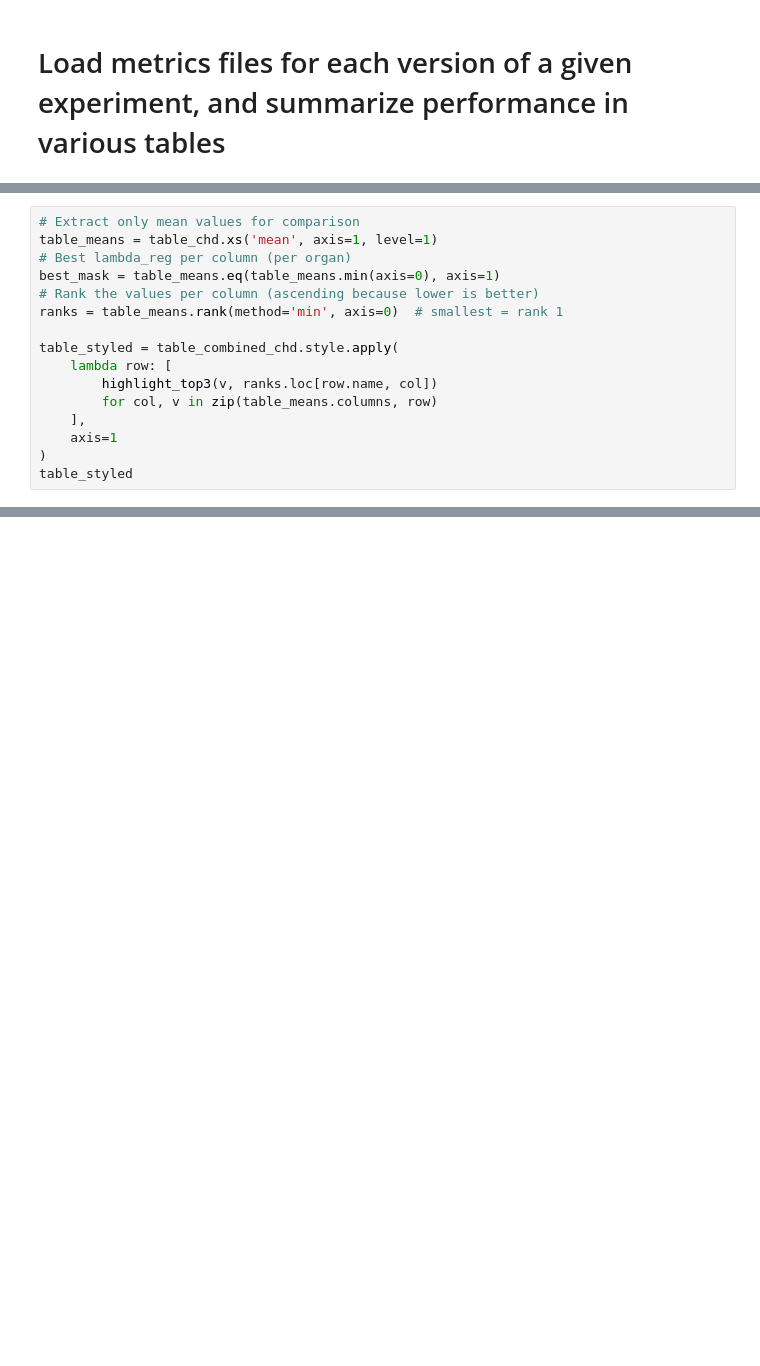
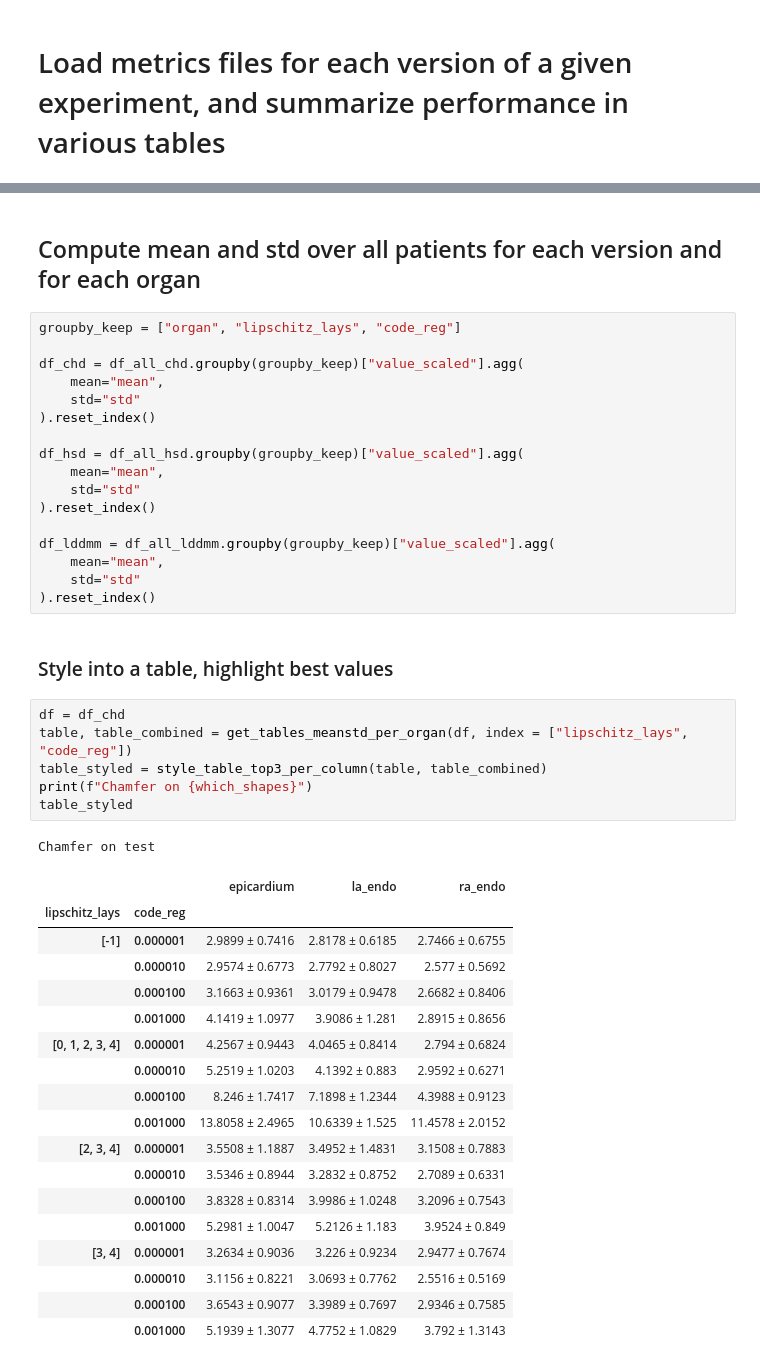
Before and after one commit to enr1xo/deepcsdf-ventricles-MRI, a Jupyter notebook: summarize_experiment_performance.ipynb, the cells around one changed output, grey strips where cells are left out. Saved outputs shown, nothing was run; the diff lists cells and outputs as text; blank space fills up the shorter version.

```diff
--- a/summarize_experiment_performance.ipynb
+++ b/summarize_experiment_performance.ipynb
@@ -177,16 +2,0 @@ table_combined_chd
-# %%
-# Extract only mean values for comparison
-table_means = table_chd.xs('mean', axis=1, level=1)
-# Best lambda_reg per column (per organ)
-best_mask = table_means.eq(table_means.min(axis=0), axis=1)
-# Rank the values per column (ascending because lower is better)
-ranks = table_means.rank(method='min', axis=0)  # smallest = rank 1
-
-table_styled = table_combined_chd.style.apply(
-    lambda row: [
-        highlight_top3(v, ranks.loc[row.name, col])
-        for col, v in zip(table_means.columns, row)
-    ],
-    axis=1
-)
-table_styled
@@ -208,0 +223,47 @@ table_styled
+# %% [markdown]
+## Compute mean and std over all patients for each version and for each organ
+# %%
+groupby_keep = ["organ", "lipschitz_lays", "code_reg"]
+
+df_chd = df_all_chd.groupby(groupby_keep)["value_scaled"].agg(
+    mean="mean",
+    std="std"
+).reset_index()
+
+df_hsd = df_all_hsd.groupby(groupby_keep)["value_scaled"].agg(
+    mean="mean",
+    std="std"
+).reset_index()
+
+df_lddmm = df_all_lddmm.groupby(groupby_keep)["value_scaled"].agg(
+    mean="mean",
+    std="std"
+).reset_index()
+# %% [markdown]
+### Style into a table, highlight best values
+# %%
+df = df_chd
+table, table_combined = get_tables_meanstd_per_organ(df, index = ["lipschitz_lays", "code_reg"])
+table_styled = style_table_top3_per_column(table, table_combined)
+print(f"Chamfer on {which_shapes}")
+table_styled
+# %% [output]
+Chamfer on test
+|  |  | epicardium | la_endo | ra_endo |
+| lipschitz_lays | code_reg |  |  |  |
+| [-1] | 0.000001 | 2.9899 ± 0.7416 | 2.8178 ± 0.6185 | 2.7466 ± 0.6755 |
+|  | 0.000010 | 2.9574 ± 0.6773 | 2.7792 ± 0.8027 | 2.577 ± 0.5692 |
+|  | 0.000100 | 3.1663 ± 0.9361 | 3.0179 ± 0.9478 | 2.6682 ± 0.8406 |
+|  | 0.001000 | 4.1419 ± 1.0977 | 3.9086 ± 1.281 | 2.8915 ± 0.8656 |
+| [0, 1, 2, 3, 4] | 0.000001 | 4.2567 ± 0.9443 | 4.0465 ± 0.8414 | 2.794 ± 0.6824 |
+|  | 0.000010 | 5.2519 ± 1.0203 | 4.1392 ± 0.883 | 2.9592 ± 0.6271 |
+|  | 0.000100 | 8.246 ± 1.7417 | 7.1898 ± 1.2344 | 4.3988 ± 0.9123 |
+|  | 0.001000 | 13.8058 ± 2.4965 | 10.6339 ± 1.525 | 11.4578 ± 2.0152 |
+| [2, 3, 4] | 0.000001 | 3.5508 ± 1.1887 | 3.4952 ± 1.4831 | 3.1508 ± 0.7883 |
+|  | 0.000010 | 3.5346 ± 0.8944 | 3.2832 ± 0.8752 | 2.7089 ± 0.6331 |
+|  | 0.000100 | 3.8328 ± 0.8314 | 3.9986 ± 1.0248 | 3.2096 ± 0.7543 |
+|  | 0.001000 | 5.2981 ± 1.0047 | 5.2126 ± 1.183 | 3.9524 ± 0.849 |
+| [3, 4] | 0.000001 | 3.2634 ± 0.9036 | 3.226 ± 0.9234 | 2.9477 ± 0.7674 |
+|  | 0.000010 | 3.1156 ± 0.8221 | 3.0693 ± 0.7762 | 2.5516 ± 0.5169 |
+|  | 0.000100 | 3.6543 ± 0.9077 | 3.3989 ± 0.7697 | 2.9346 ± 0.7585 |
+|  | 0.001000 | 5.1939 ± 1.3077 | 4.7752 ± 1.0829 | 3.792 ± 1.3143 |
```
Also changed, not shown: parts of 35 cells of this notebook.
